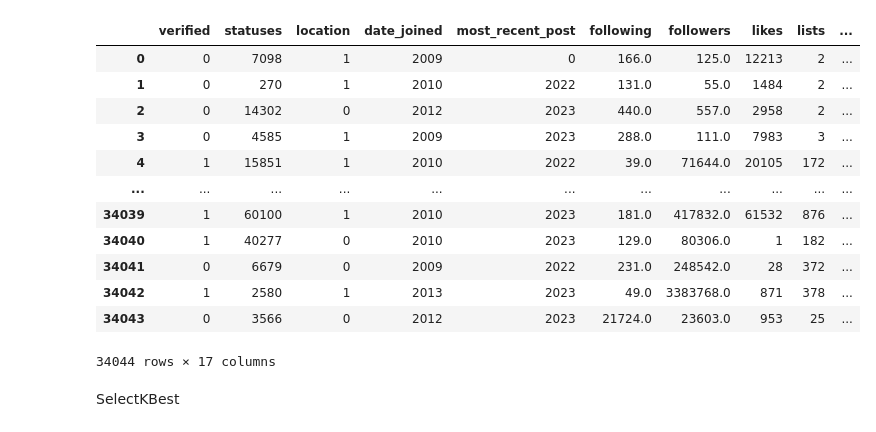
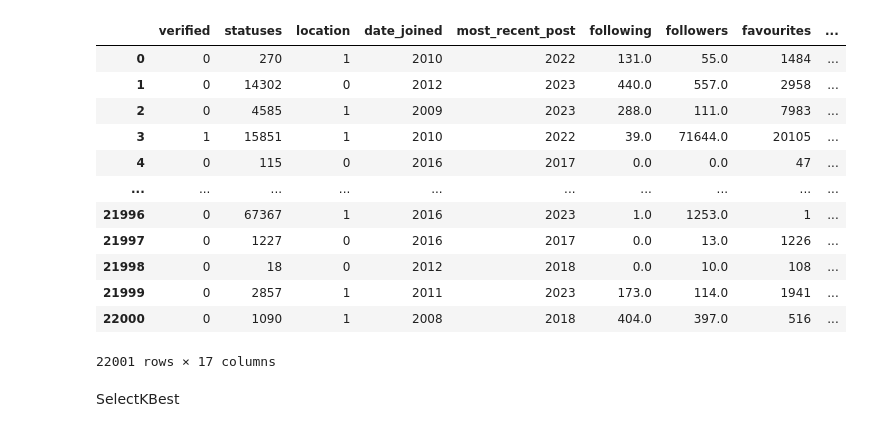
Before and after one commit to PFE2024/satt_ai, a Jupyter notebook: twitter/Feature_Selection.ipynb, the cells around one changed output. Saved outputs shown, nothing was run; the diff lists cells and outputs as text; code cells hidden in the pictures.

```diff
--- a/twitter/Feature_Selection.ipynb
+++ b/twitter/Feature_Selection.ipynb
@@ -1,32 +1,31 @@
 # %%
 import pandas as pd
 import numpy as np
 from sklearn.feature_selection import SelectKBest
 from sklearn.feature_selection import f_classif
 from sklearn.feature_selection import mutual_info_classif
-data = pd.read_csv("./Data/featuresfloatv3.csv")
-data.loc[data.account_type =='human','account_type']=1
-data.loc[data.account_type =='bot','account_type']=0
+data = pd.read_csv("./Data/featuresfloatvf.csv")
+
 # 'fake_follower',,'Monday','Tuesday','Wednesday','Thursday','Friday','Saturday','Sunday','12:00 AM','1:00 AM','2:00 AM','3:00 AM','4:00 AM','5:00 AM','6:00 AM','7:00 AM','8:00 AM','9:00 AM','10:00 AM','11:00 AM','12:00 PM','1:00 PM','2:00 PM','3:00 PM','4:00 PM','5:00 PM','6:00 PM','7:00 PM','8:00 PM','9:00 PM','10:00 PM','11:00 PM'
 # ,'avg_tweets_by_hour_of_day','avg_tweets_by_day_of_week'
-x = data.iloc[:, :-1]
+x = data.iloc[:, :-2]
 
 y = data.account_type.values.tolist()
 x
 # %% [output]
-|  | verified | statuses | location | date_joined | most_recent_post | following | followers | likes | lists | ... |
-| 0 | 0 | 7098 | 1 | 2009 | 0 | 166.0 | 125.0 | 12213 | 2 | ... |
-| 1 | 0 | 270 | 1 | 2010 | 2022 | 131.0 | 55.0 | 1484 | 2 | ... |
-| 2 | 0 | 14302 | 0 | 2012 | 2023 | 440.0 | 557.0 | 2958 | 2 | ... |
-| 3 | 0 | 4585 | 1 | 2009 | 2023 | 288.0 | 111.0 | 7983 | 3 | ... |
-| 4 | 1 | 15851 | 1 | 2010 | 2022 | 39.0 | 71644.0 | 20105 | 172 | ... |
-| ... | ... | ... | ... | ... | ... | ... | ... | ... | ... | ... |
-| 34039 | 1 | 60100 | 1 | 2010 | 2023 | 181.0 | 417832.0 | 61532 | 876 | ... |
-| 34040 | 1 | 40277 | 0 | 2010 | 2023 | 129.0 | 80306.0 | 1 | 182 | ... |
-| 34041 | 0 | 6679 | 0 | 2009 | 2022 | 231.0 | 248542.0 | 28 | 372 | ... |
-| 34042 | 1 | 2580 | 1 | 2013 | 2023 | 49.0 | 3383768.0 | 871 | 378 | ... |
-| 34043 | 0 | 3566 | 0 | 2012 | 2023 | 21724.0 | 23603.0 | 953 | 25 | ... |
+|  | verified | statuses | location | date_joined | most_recent_post | following | followers | favourites | ... |
+| 0 | 0 | 270 | 1 | 2010 | 2022 | 131.0 | 55.0 | 1484 | ... |
+| 1 | 0 | 14302 | 0 | 2012 | 2023 | 440.0 | 557.0 | 2958 | ... |
+| 2 | 0 | 4585 | 1 | 2009 | 2023 | 288.0 | 111.0 | 7983 | ... |
+| 3 | 1 | 15851 | 1 | 2010 | 2022 | 39.0 | 71644.0 | 20105 | ... |
+| 4 | 0 | 115 | 0 | 2016 | 2017 | 0.0 | 0.0 | 47 | ... |
+| ... | ... | ... | ... | ... | ... | ... | ... | ... | ... |
+| 21996 | 0 | 67367 | 1 | 2016 | 2023 | 1.0 | 1253.0 | 1 | ... |
+| 21997 | 0 | 1227 | 0 | 2016 | 2017 | 0.0 | 13.0 | 1226 | ... |
+| 21998 | 0 | 18 | 0 | 2012 | 2018 | 0.0 | 10.0 | 108 | ... |
+| 21999 | 0 | 2857 | 1 | 2011 | 2023 | 173.0 | 114.0 | 1941 | ... |
+| 22000 | 0 | 1090 | 1 | 2008 | 2018 | 404.0 | 397.0 | 516 | ... |
-34044 rows × 17 columns
+22001 rows × 17 columns
 # %% [markdown]
 SelectKBest
 # %%
```
Also changed, not shown: parts of 6 cells of this notebook, 9 other files.
